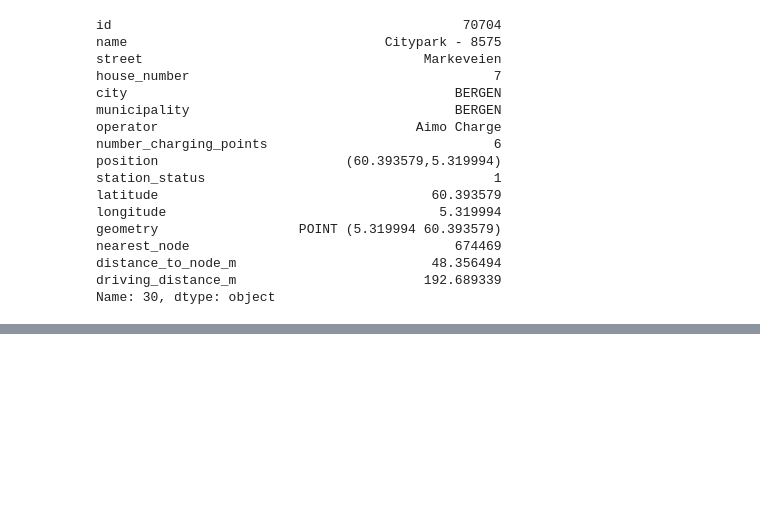
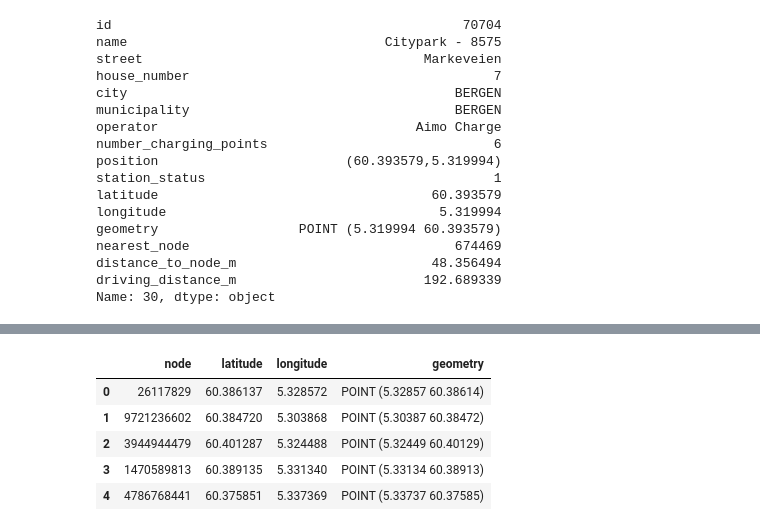
Before and after one commit to hcloenne/nearest-ev-charger, a Jupyter notebook: notebooks/road_network_routing.ipynb, the cells around one changed output, grey strips where cells are left out. Cells and saved outputs as stored; diff of their text form; code cells hidden in the pictures; blank space fills up the shorter version.

```diff
--- a/notebooks/road_network_routing.ipynb
+++ b/notebooks/road_network_routing.ipynb
@@ -510,0 +700,45 @@ Name: 30, dtype: object
+# %%
+def generate_random_start_points(G, n=25, seed=11):
+    rng = np.random.default_rng(seed)
+
+    all_nodes = np.array(list(G.nodes))
+
+    random_nodes = rng.choice(
+        all_nodes,
+        size=n,
+        replace=False
+    )
+
+    start_points_df = pd.DataFrame({
+        "node": random_nodes,
+        "latitude": [G.nodes[node]["y"] for node in random_nodes],
+        "longitude": [G.nodes[node]["x"] for node in random_nodes]
+    })
+
+    start_points_gdf = gpd.GeoDataFrame(
+        start_points_df,
+        geometry=gpd.points_from_xy(
+            start_points_df["longitude"],
+            start_points_df["latitude"]
+        ),
+        crs="EPSG:4326"
+    )
+
+    return start_points_gdf
+# %%
+RANDOM_SEED = 11
+
+start_points_gdf = generate_random_start_points(
+    G,
+    n=25,
+    seed=RANDOM_SEED
+)
+
+start_points_gdf.head()
+# %% [output]
+|  | node | latitude | longitude | geometry |
+| 0 | 26117829 | 60.386137 | 5.328572 | POINT (5.32857 60.38614) |
+| 1 | 9721236602 | 60.384720 | 5.303868 | POINT (5.30387 60.38472) |
+| 2 | 3944944479 | 60.401287 | 5.324488 | POINT (5.32449 60.40129) |
+| 3 | 1470589813 | 60.389135 | 5.331340 | POINT (5.33134 60.38913) |
+| 4 | 4786768441 | 60.375851 | 5.337369 | POINT (5.33737 60.37585) |
```
Also changed, not shown: parts of 9 cells of this notebook.
